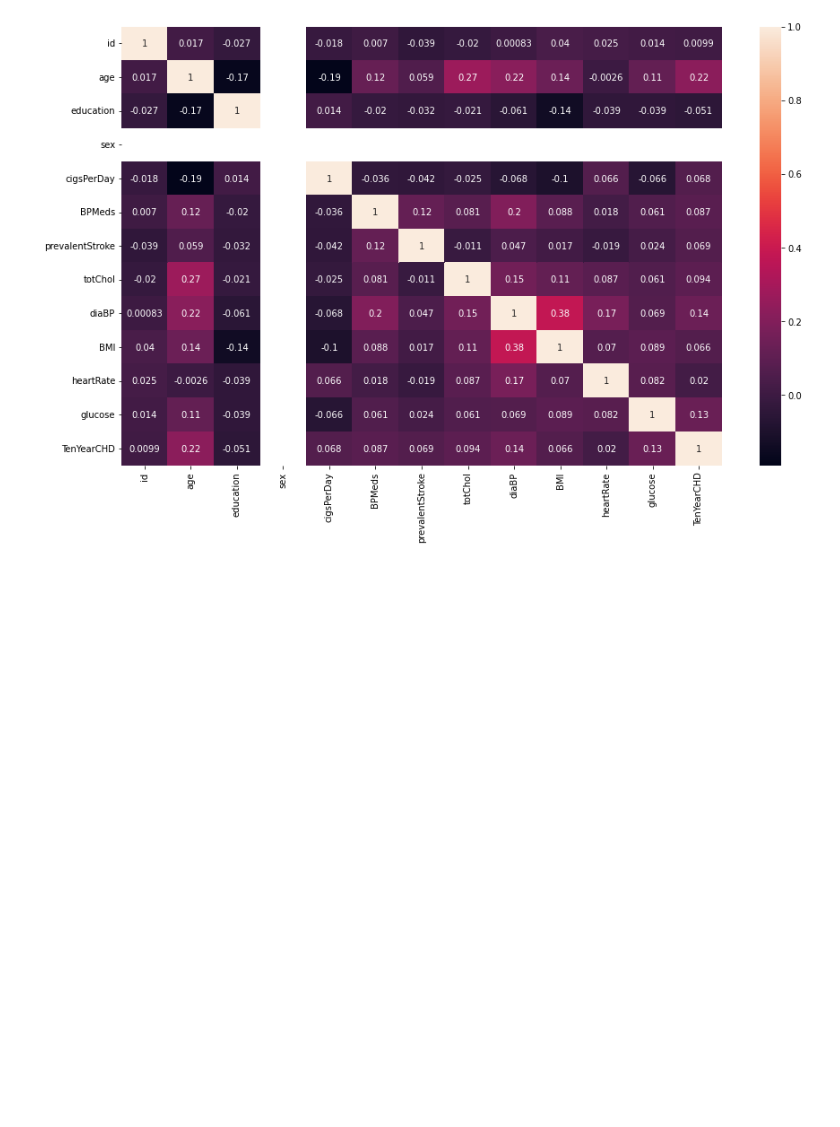
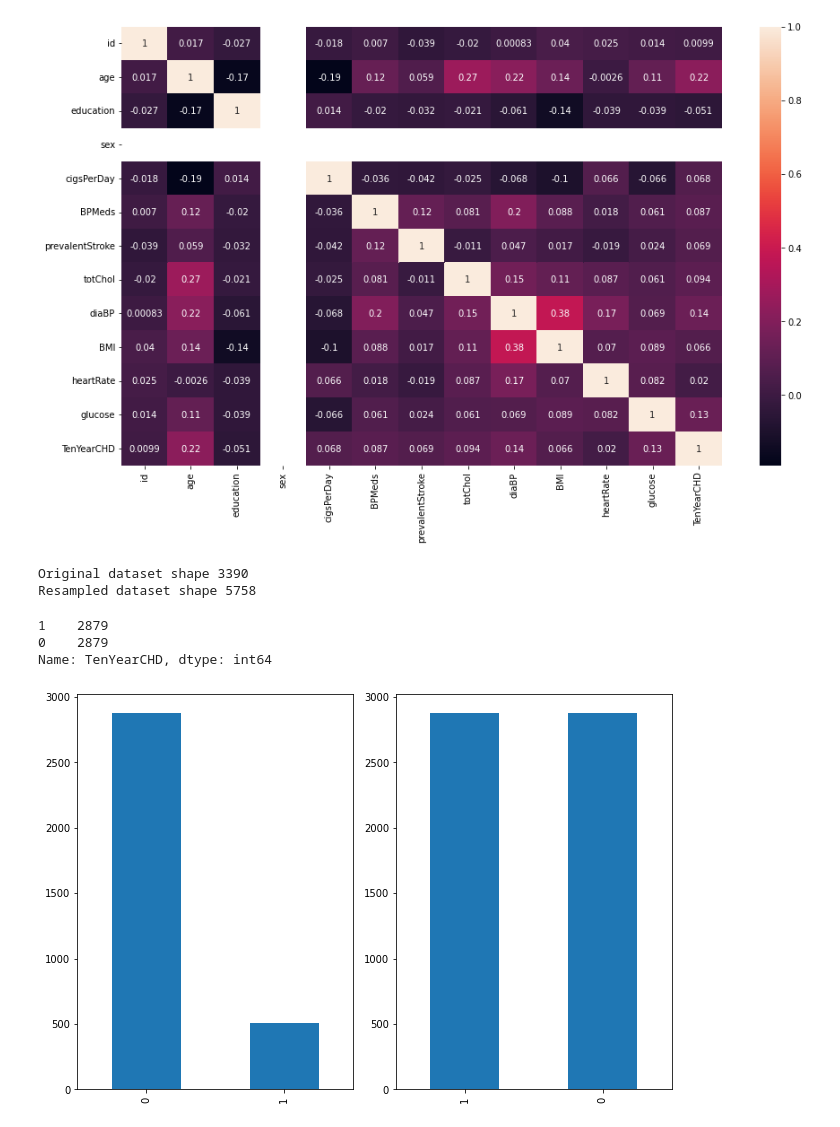
Before and after one commit to dkd99/Cardiovascular-Risk-prediction, a Jupyter notebook: Welcome_To_Colaboratory.ipynb, the cells around one changed output. Drawn from its saved outputs; the diff is of its cells as text; code cells hidden in the pictures; blank space fills up the shorter version.

```diff
--- a/Welcome_To_Colaboratory.ipynb
+++ b/Welcome_To_Colaboratory.ipynb
@@ -517,6 +524,36 @@ sns.heatmap(df.corr(),annot=True)
 # %% [output]
 <matplotlib.axes._subplots.AxesSubplot at 0x...>
 [figure]
+# %%
+df_new=df[['age', 'education', 'sex', 'cigsPerDay', 'BPMeds','prevalentStroke', 'totChol', 'diaBP', 'BMI', 'heartRate', 'glucose','TenYearCHD']]
 # %%
-X=df['age', 'education', 'sex', 'is_smoking', 'cigsPerDay', 'BPMeds','prevalentStroke', 'totChol', 'diaBP', 'BMI', 'heartRate', 'glucose']
-Y=df
+X=df_new[['age', 'education', 'sex','cigsPerDay', 'BPMeds','prevalentStroke', 'totChol', 'diaBP', 'BMI', 'heartRate', 'glucose']]
+Y=df_new['TenYearCHD']
+# %%
+from imblearn.over_sampling import SMOTE
+
+smote = SMOTE()
+
+# fit predictor and target variable
+x_smote, y_smote = smote.fit_resample(X.iloc[:,:], Y)
+
+print('Original dataset shape', len(Y))
+print('Resampled dataset shape', len(y_smote))
+# %% [output]
+Original dataset shape 3390
+Resampled dataset shape 5758
+# %%
+y_smote.value_counts().tolist()
+# %% [output]
+1    2879
+0    2879
+Name: TenYearCHD, dtype: int64
+# %%
+plt.figure(figsize=(9,6))
+plt.subplot(1,2,1)
+Y.value_counts().plot(kind='bar')
+plt.subplot(1,2,2)
+y_smote.value_counts().plot(kind='bar')
+plt.tight_layout()
+# %% [output]
+[figure, added]
```
Also changed, not shown: parts of 27 cells of this notebook.
